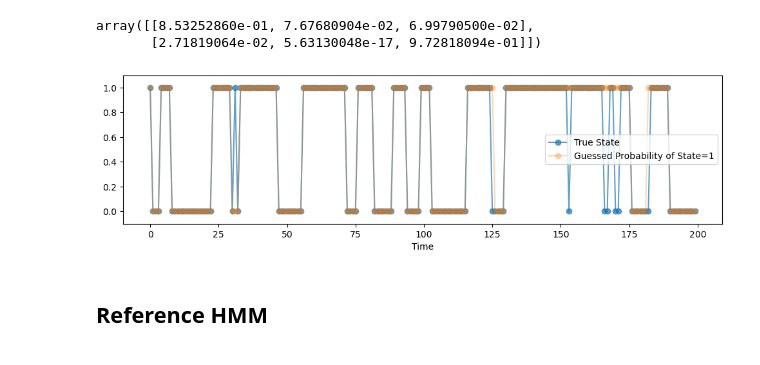
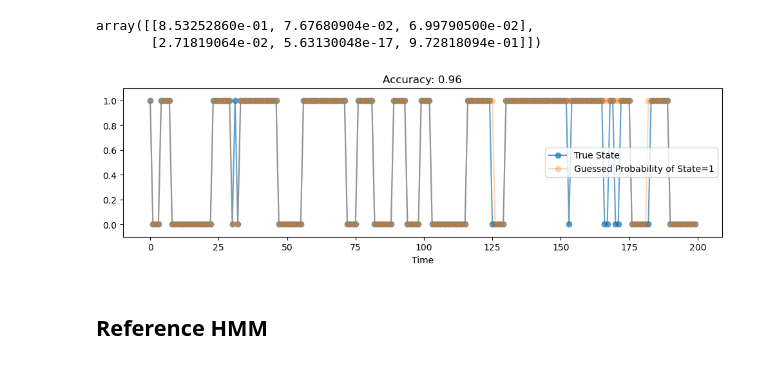
Before and after one commit to RasmusML/musicHMM, a Jupyter notebook: toy_example.ipynb, the cells around one changed output. Saved outputs shown, nothing was run; the diff lists cells and outputs as text; code cells hidden in the pictures.

Commit message:
add accuracy

```diff
--- a/toy_example.ipynb
+++ b/toy_example.ipynb
@@ -87,15 +87,18 @@ array([[8.53252860e-01, 7.67680904e-02, 6.99790500e-02],
 # %%
 hidden_pred = model.predict(obs_seq)
 # %%
+acc = np.mean(hidden_pred == states)
+
 plt.figure(figsize=(12,3))
-plt.plot(states.T,'-o',alpha=0.7)
-plt.plot(hidden_pred, '-o',alpha=0.3)
-plt.legend(('True State','Guessed Probability of State=1'), loc = 'right')
+plt.plot(states.T,"-o",alpha=0.7)
+plt.plot(hidden_pred, "-o",alpha=0.3)
+plt.legend(("True State","Guessed Probability of State=1"), loc = "right")
 plt.ylim(-0.1,1.1)
-plt.xlabel('Time')
+plt.xlabel("Time")
+plt.title(f"Accuracy: {acc}")
 plt.draw()
 # %% [output]
-[figure, old version]
+[figure, new version]
 # %% [markdown]
 ## Reference HMM
 # %%
```
Also changed, not shown: parts of 2 cells of this notebook, 1 other file.
